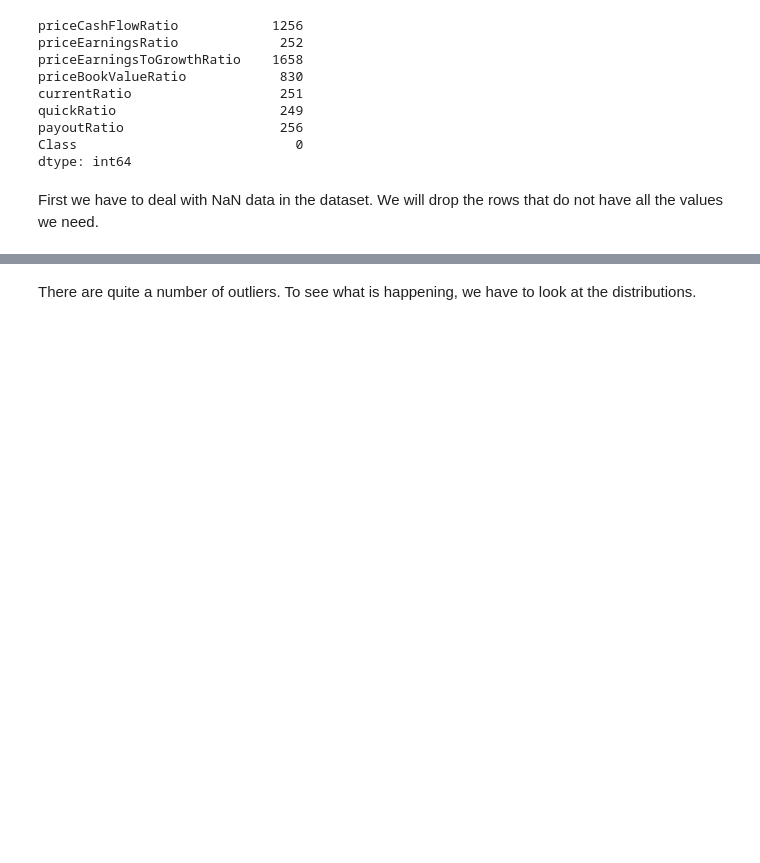
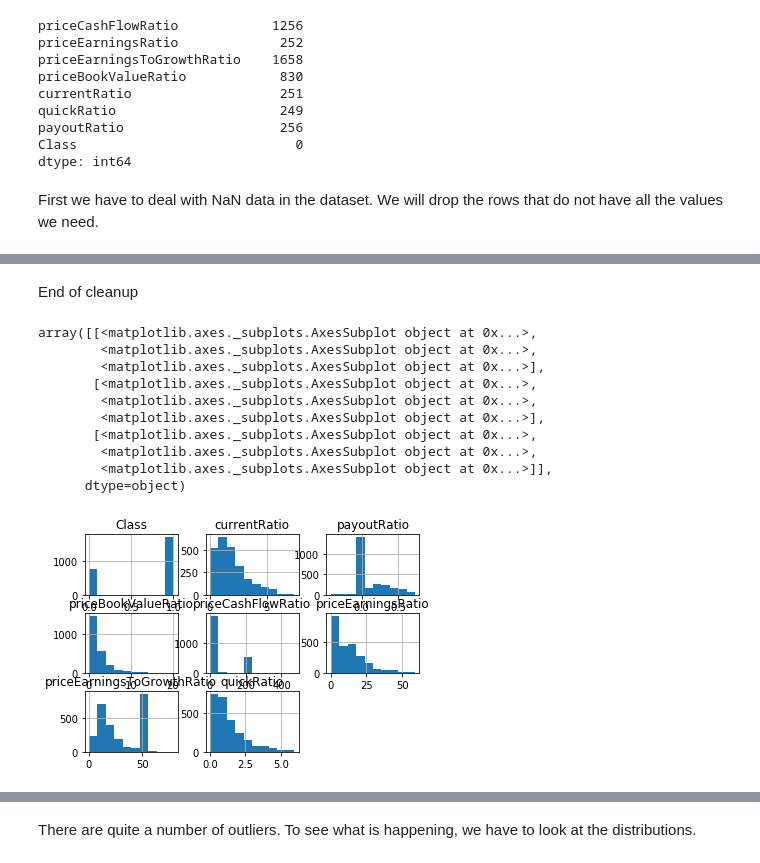
Before and after one commit to WafflesAreFriends/CPSC-4310-Stocks, a Jupyter notebook: DAP2/data_cleaning.ipynb, the cells around one changed output, grey strips where cells are left out. Cells and saved outputs as stored; diff of their text form; code cells hidden in the pictures; blank space fills up the shorter version.

```diff
--- a/DAP2/data_cleaning.ipynb
+++ b/DAP2/data_cleaning.ipynb
@@ -120,0 +102,16 @@ df.describe()
+# %% [markdown]
+End of cleanup
+# %%
+df.hist()
+# %% [output]
+array([[<matplotlib.axes._subplots.AxesSubplot object at 0x...>,
+        <matplotlib.axes._subplots.AxesSubplot object at 0x...>,
+        <matplotlib.axes._subplots.AxesSubplot object at 0x...>],
+       [<matplotlib.axes._subplots.AxesSubplot object at 0x...>,
+        <matplotlib.axes._subplots.AxesSubplot object at 0x...>,
+        <matplotlib.axes._subplots.AxesSubplot object at 0x...>],
+       [<matplotlib.axes._subplots.AxesSubplot object at 0x...>,
+        <matplotlib.axes._subplots.AxesSubplot object at 0x...>,
+        <matplotlib.axes._subplots.AxesSubplot object at 0x...>]],
+      dtype=object)
+[figure, added]
```
Also changed, not shown: parts of 13 cells of this notebook, 2 other files.
